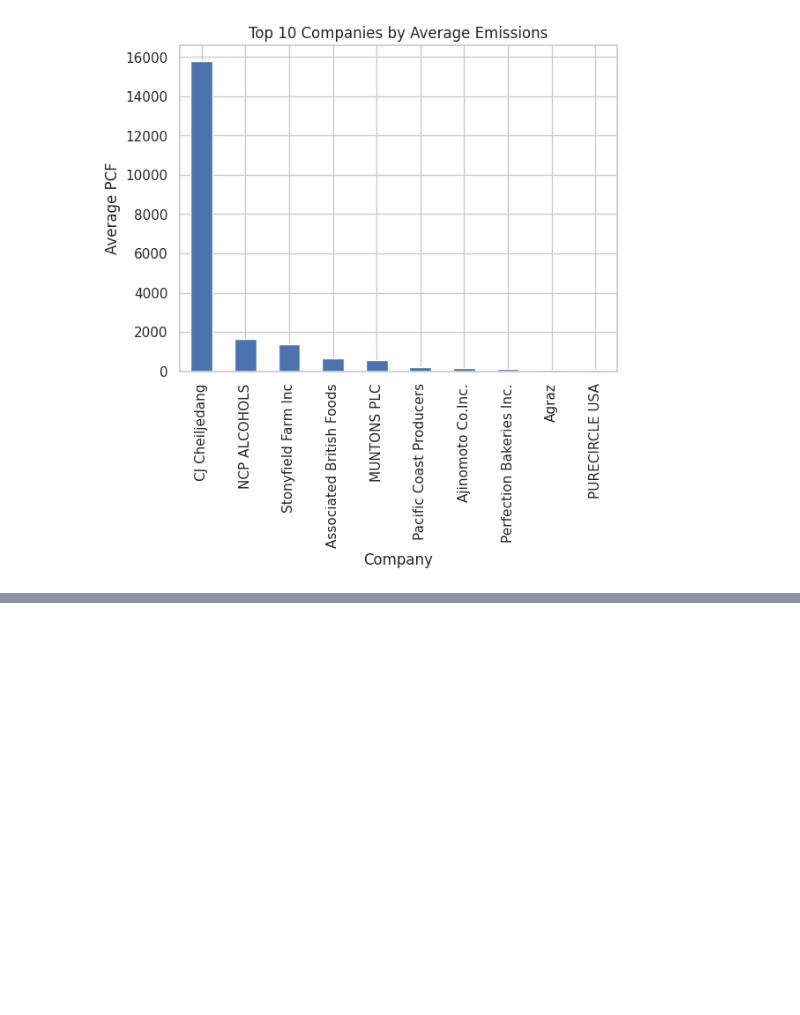
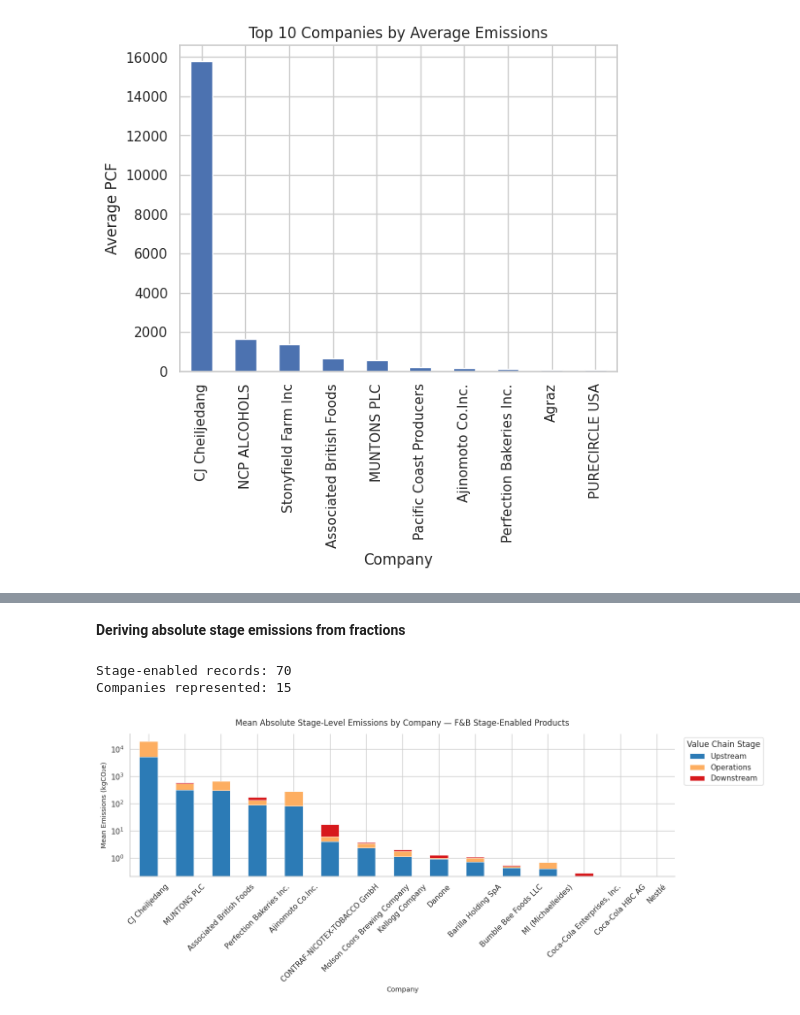
Before and after one commit to CheedTriad/Enterprise-Carbon-Footprint-Analytics-Platform-for-Retail-Supply-Chain, a Jupyter notebook: notebook/carbon-catalogue.ipynb, the cells around one changed output, grey strips where cells are left out. Saved outputs shown, nothing was run; the diff lists cells and outputs as text; code cells hidden in the pictures; blank space fills up the shorter version.

```diff
--- a/notebook/carbon-catalogue.ipynb
+++ b/notebook/carbon-catalogue.ipynb
@@ -301,0 +482,51 @@ plt.show()
+# %% [markdown]
+**Deriving absolute stage emissions from fractions**
+# %%
+# Derive absolute stage emissions from fractions × total PCF
+df_food['Upstream_CO2e_abs'] = df_food['Upstream_CO2e'] * df_food['Products_carbon_footprint']
+df_food['Operations_CO2e_abs'] = df_food['Operations_CO2e'] * df_food['Products_carbon_footprint']
+df_food['Downstream_CO2e_abs'] = df_food['Downstream_CO2e'] * df_food['Products_carbon_footprint']
+
+# Filter to stage-enabled records
+df_stage_enabled = df_food[
+    df_food['Upstream_CO2e_abs'].notna() &
+    df_food['Operations_CO2e_abs'].notna() &
+    df_food['Downstream_CO2e_abs'].notna()
+].copy()
+
+print(f"Stage-enabled records: {len(df_stage_enabled)}")
+print(f"Companies represented: {df_stage_enabled['Company'].nunique()}")
+
+# Aggregate mean absolute stage emissions by company
+stage_by_company = df_stage_enabled.groupby('Company')[
+    ['Upstream_CO2e_abs', 'Operations_CO2e_abs', 'Downstream_CO2e_abs']
+].mean().sort_values('Upstream_CO2e_abs', ascending=False)
+
+# Plot stacked bar
+ax = stage_by_company.plot(
+    kind='bar',
+    stacked=True,
+    figsize=(14, 6),
+    color=['#2c7bb6', '#fdae61', '#d7191c'],
+    edgecolor='white',
+    linewidth=0.5
+)
+
+ax.set_title('Mean Absolute Stage-Level Emissions by Company — F&B Stage-Enabled Products', fontsize=12, pad=12)
+ax.set_xlabel('Company', fontsize=10)
+ax.set_ylabel('Mean Emissions (kgCO₂e), log scale', fontsize=10)
+ax.set_yscale('log')
+ax.legend(
+    ['Upstream', 'Operations', 'Downstream'],
+    title='Value Chain Stage',
+    bbox_to_anchor=(1.01, 1),
+    loc='upper left'
+)
+ax.tick_params(axis='x', labelrotation=45)
+plt.tight_layout()
+sns.despine()
+plt.show()
+# %% [output]
+Stage-enabled records: 70
+Companies represented: 15
+[figure, added]
```
Also changed, not shown: parts of 19 cells of this notebook, 1 other file.
